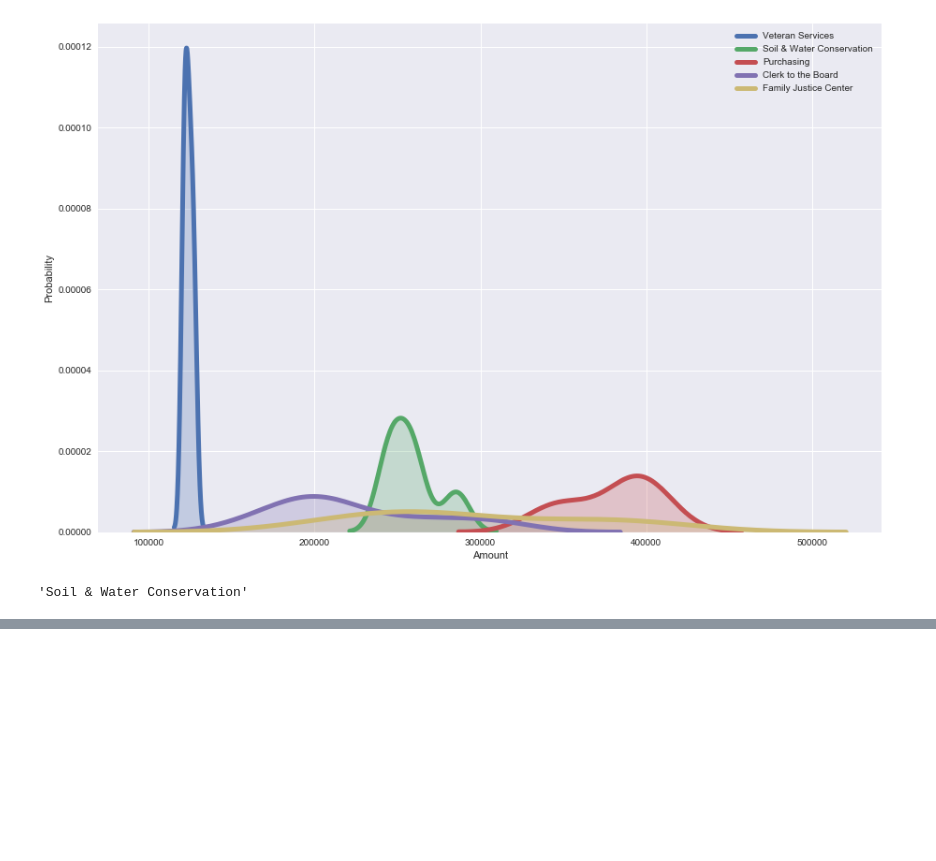
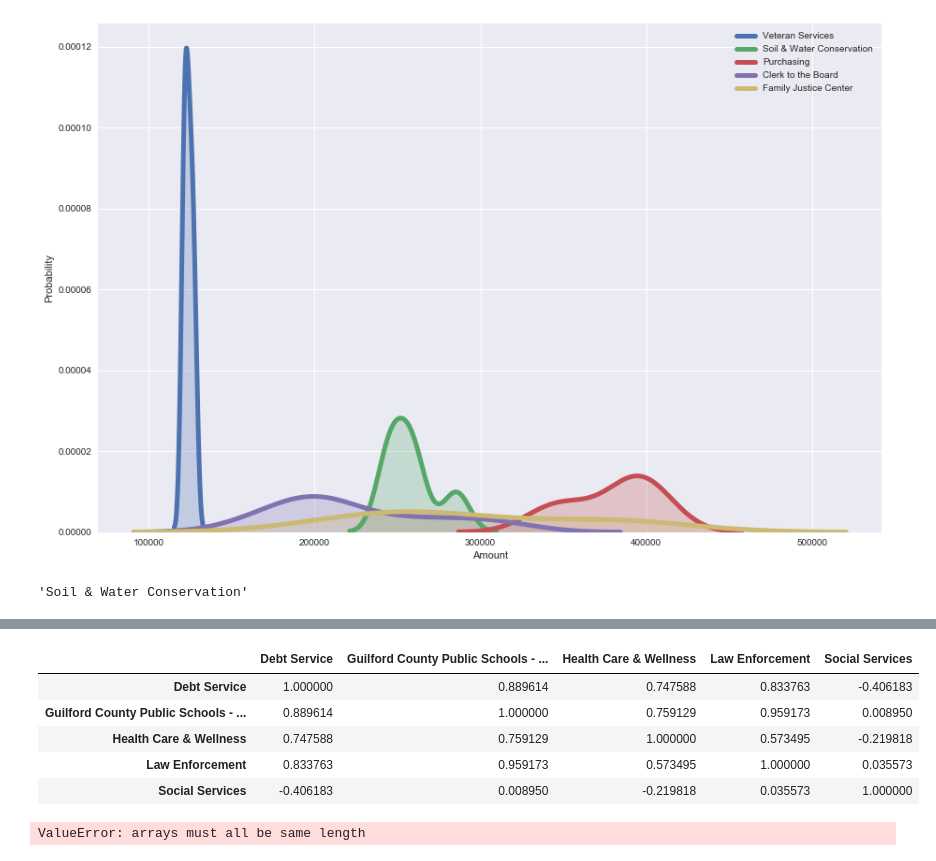
Before and after one commit to UNCG-CSE/Guilford_Financial, a Jupyter notebook: src/Untitled1.ipynb, the cells around one changed output, grey strips where cells are left out. Cells and saved outputs as stored; diff of their text form; code cells hidden in the pictures; blank space fills up the shorter version.

```diff
--- a/src/Untitled1.ipynb
+++ b/src/Untitled1.ipynb
@@ -651,0 +664,15 @@ low_1[1].index[1][1]
+# %%
+dd=pd.DataFrame({"Guilford County Public Schools - Operating":top[0].values,"Debt Service":top[1].values,"Social Services":top[2].values,"Law Enforcement":top[3].values,"Health Care & Wellness ":top[4].values})
+# %%
+dd.corr()
+# %% [output]
+|  | Debt Service | Guilford County Public Schools - ... | Health Care & Wellness | Law Enforcement | Social Services |
+| Debt Service | 1.000000 | 0.889614 | 0.747588 | 0.833763 | -0.406183 |
+| Guilford County Public Schools - ... | 0.889614 | 1.000000 | 0.759129 | 0.959173 | 0.008950 |
+| Health Care & Wellness | 0.747588 | 0.759129 | 1.000000 | 0.573495 | -0.219818 |
+| Law Enforcement | 0.833763 | 0.959173 | 0.573495 | 1.000000 | 0.035573 |
+| Social Services | -0.406183 | 0.008950 | -0.219818 | 0.035573 | 1.000000 |
+# %%
+ddd=pd.DataFrame({"Guilford County Public Schools - Operating":low_1[0].values,"Debt Service":low_1[1].values,"Social Services":low_1[2].values,"Law Enforcement":low_1[3].values,"Health Care & Wellness ":low_1[3].values})
+# %% [output]
+ValueError: arrays must all be same length
```
Also changed, not shown: parts of 4 cells of this notebook, 2 other files.
